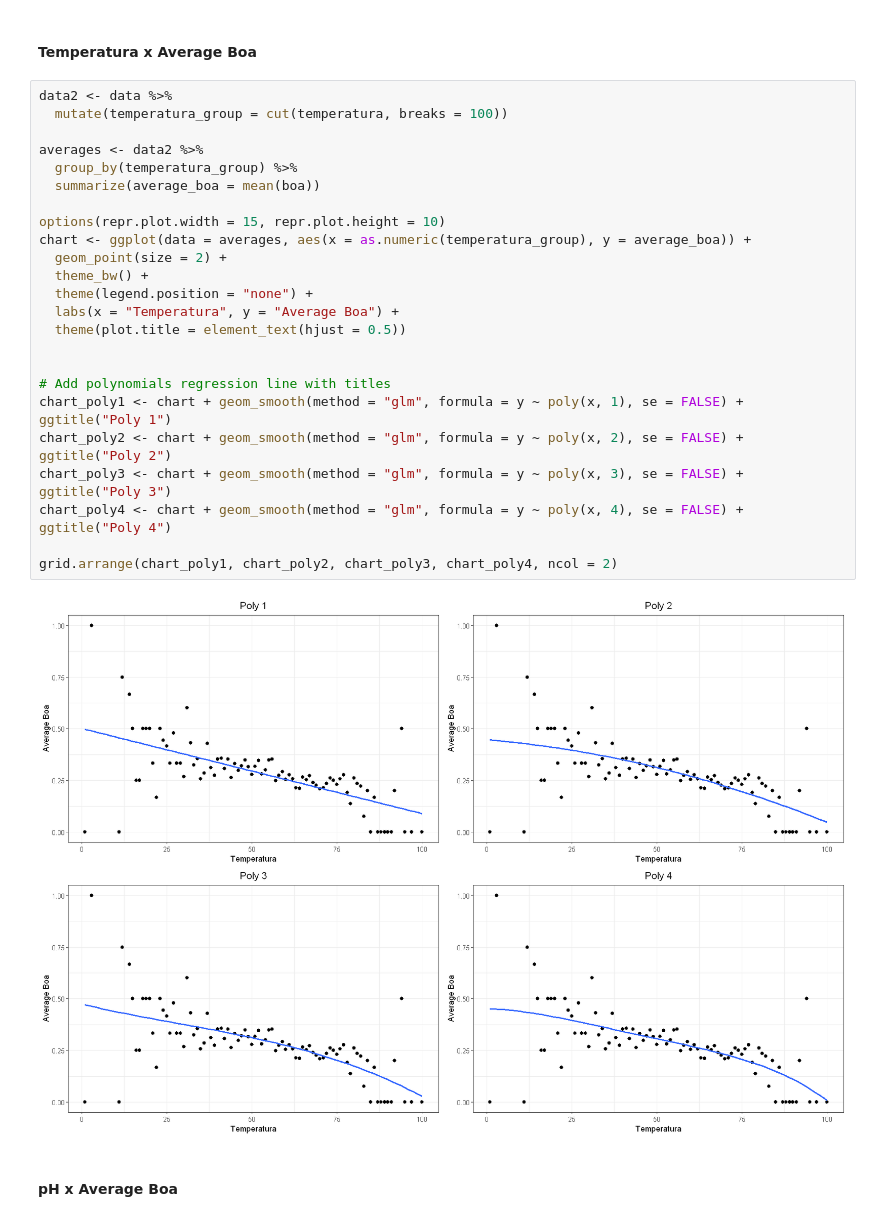
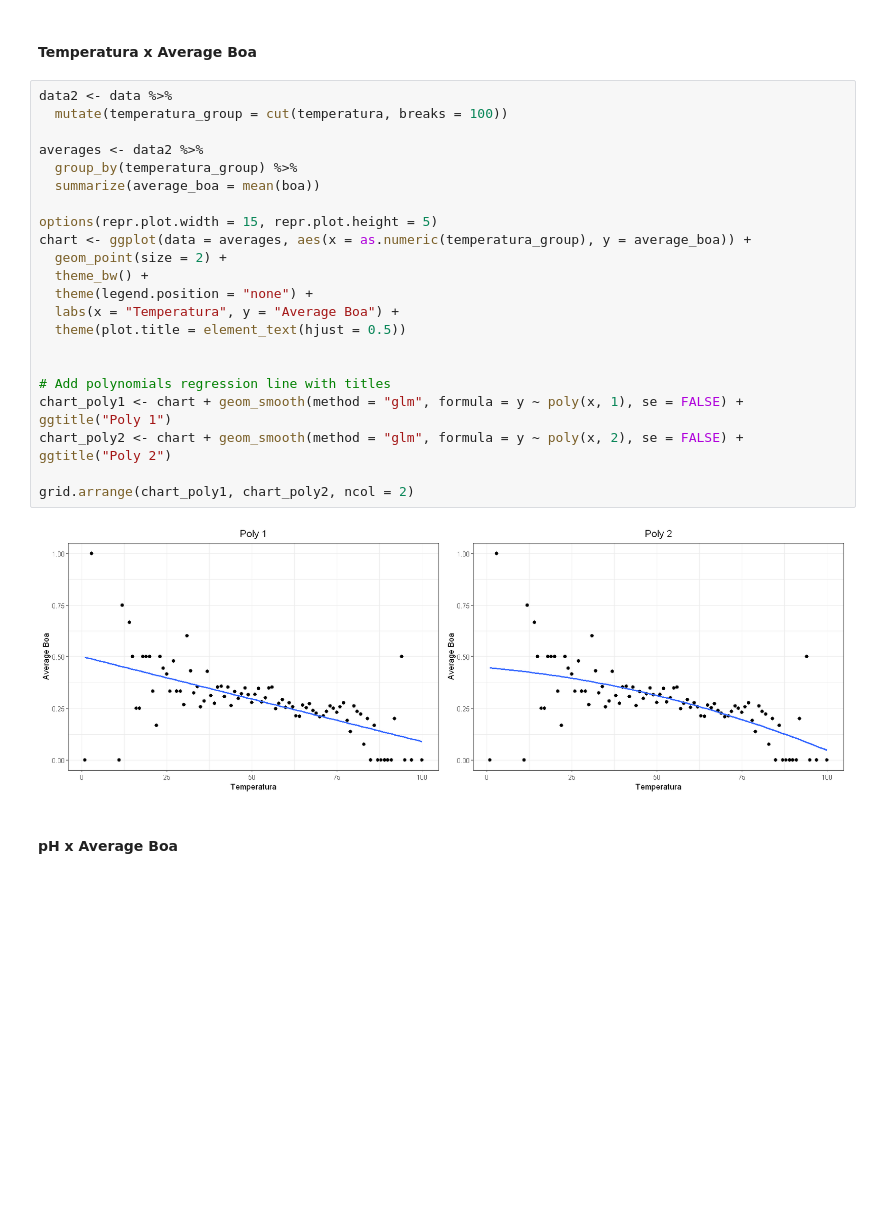
Before and after one commit to iaracastro/Inferencia-Modelagem-Estatistica, a Jupyter notebook: Codes/PamonhaAnalysis.ipynb, the cells around one changed output. Saved outputs shown, nothing was run; the diff lists cells and outputs as text; blank space fills up the shorter version.

```diff
--- a/Codes/PamonhaAnalysis.ipynb
+++ b/Codes/PamonhaAnalysis.ipynb
@@ -59,29 +68,27 @@ ggpairs(data, columns = c("ano", "temperatura", "pH", "sacarose","milho"),
 # %%
 data2 <- data %>%
   mutate(temperatura_group = cut(temperatura, breaks = 100))
 
 averages <- data2 %>%
   group_by(temperatura_group) %>%
   summarize(average_boa = mean(boa))
 
-options(repr.plot.width = 15, repr.plot.height = 10)
+options(repr.plot.width = 15, repr.plot.height = 5)
 chart <- ggplot(data = averages, aes(x = as.numeric(temperatura_group), y = average_boa)) +
   geom_point(size = 2) +
   theme_bw() +
   theme(legend.position = "none") +
   labs(x = "Temperatura", y = "Average Boa") +
   theme(plot.title = element_text(hjust = 0.5))
 
 
 # Add polynomials regression line with titles
 chart_poly1 <- chart + geom_smooth(method = "glm", formula = y ~ poly(x, 1), se = FALSE) + ggtitle("Poly 1")
 chart_poly2 <- chart + geom_smooth(method = "glm", formula = y ~ poly(x, 2), se = FALSE) + ggtitle("Poly 2")
-chart_poly3 <- chart + geom_smooth(method = "glm", formula = y ~ poly(x, 3), se = FALSE) + ggtitle("Poly 3")
-chart_poly4 <- chart + geom_smooth(method = "glm", formula = y ~ poly(x, 4), se = FALSE) + ggtitle("Poly 4")
 
-grid.arrange(chart_poly1, chart_poly2, chart_poly3, chart_poly4, ncol = 2)
+grid.arrange(chart_poly1, chart_poly2, ncol = 2)
 # %% [output]
-[figure, old version]
+[figure, new version]
 # %% [markdown]
 #### pH x Average Boa
 # %%
```
Also changed, not shown: parts of 17 cells of this notebook.
